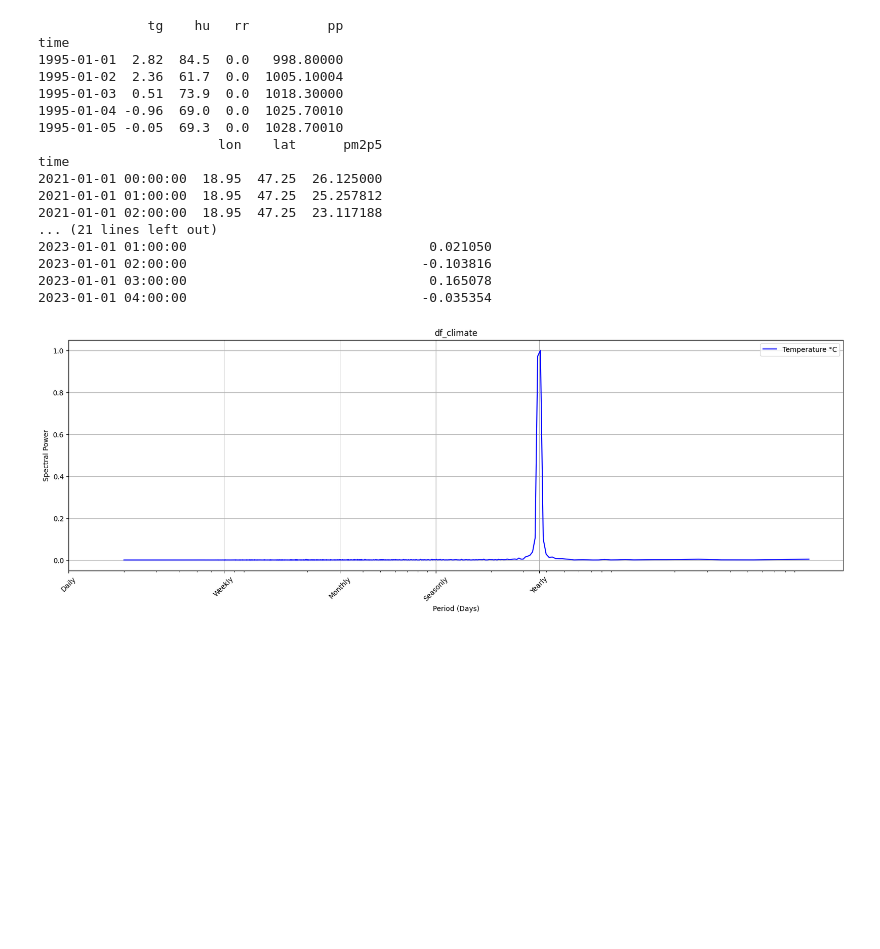
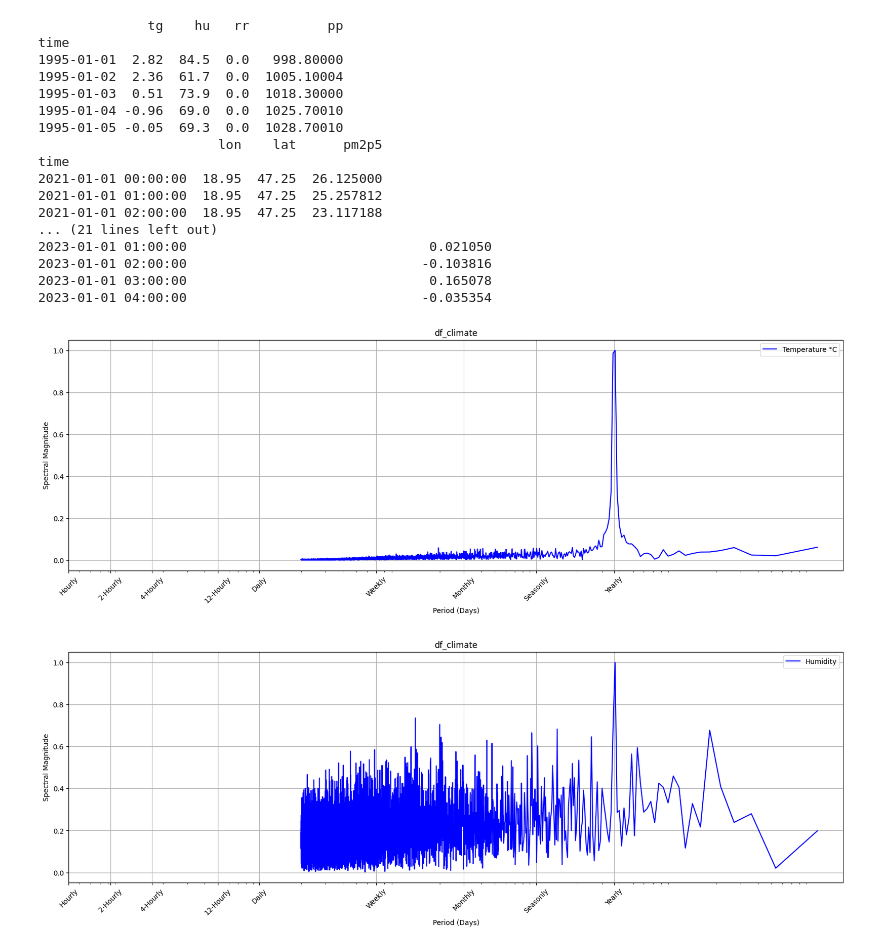
Before and after one commit to baliant/Thesis, a Jupyter notebook: FourierTransformation.ipynb, the cells around one changed output. Saved outputs shown, nothing was run; the diff lists cells and outputs as text; code cells hidden in the pictures; blank space fills up the shorter version.

```diff
--- a/FourierTransformation.ipynb
+++ b/FourierTransformation.ipynb
@@ -109,6 +112,11 @@ def plot_periodogram(df, columns_to_plot, normalization_type='log'):
     plt.show()
 # %%
 columns_to_plot = [('tg', 'blue', 'Temperature °C')]
-plot_periodogram(df_climate, columns_to_plot, normalization_type='max')
+plot_periodogram(df_climate, columns_to_plot, normalization_type='max', power=False)
 # %% [output]
-[figure, old version]
+[figure, new version]
+# %%
+columns_to_plot = [('rr', 'blue', 'Humidity')]
+plot_periodogram(df_climate, columns_to_plot, normalization_type='max', power=False)
+# %% [output]
+[figure, added]
```
Also changed, not shown: parts of 6 cells of this notebook.
